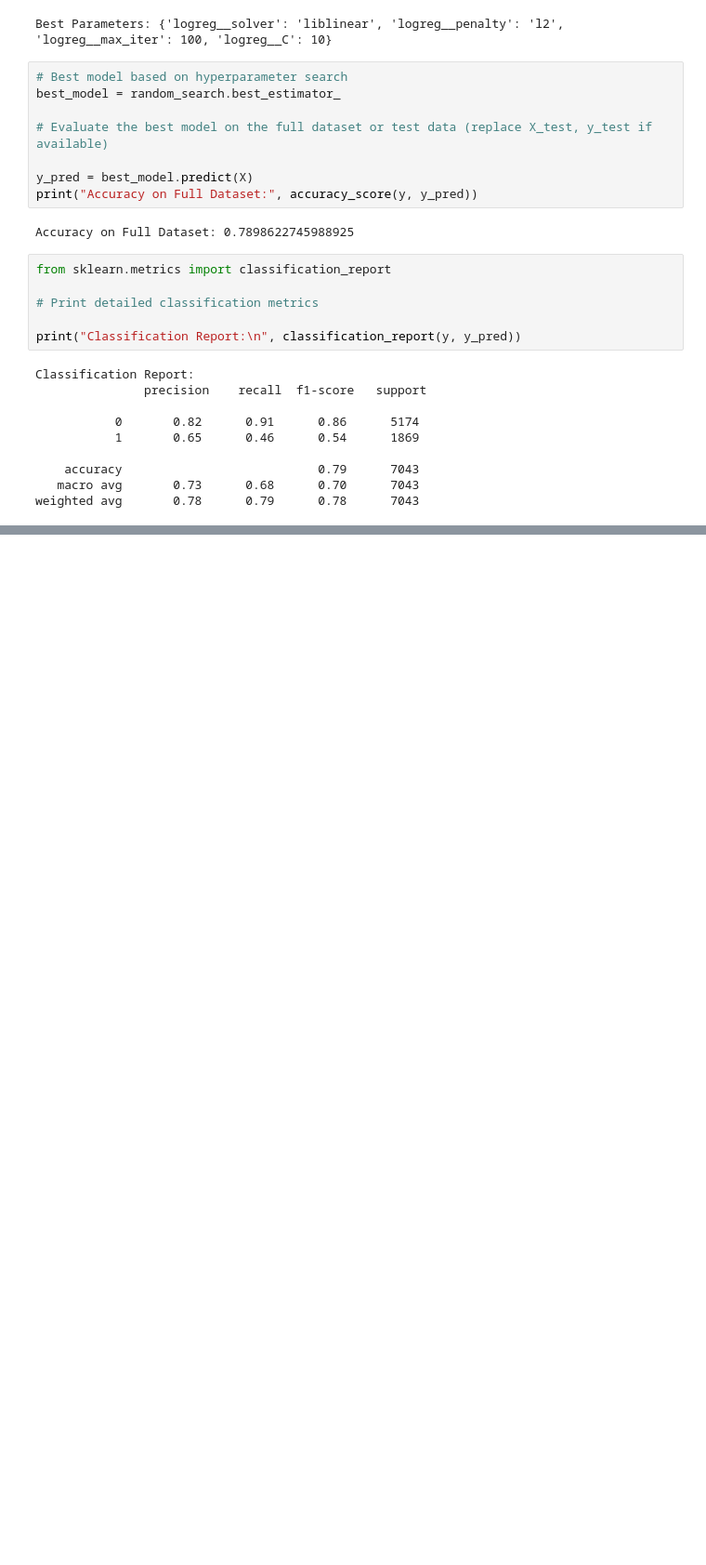
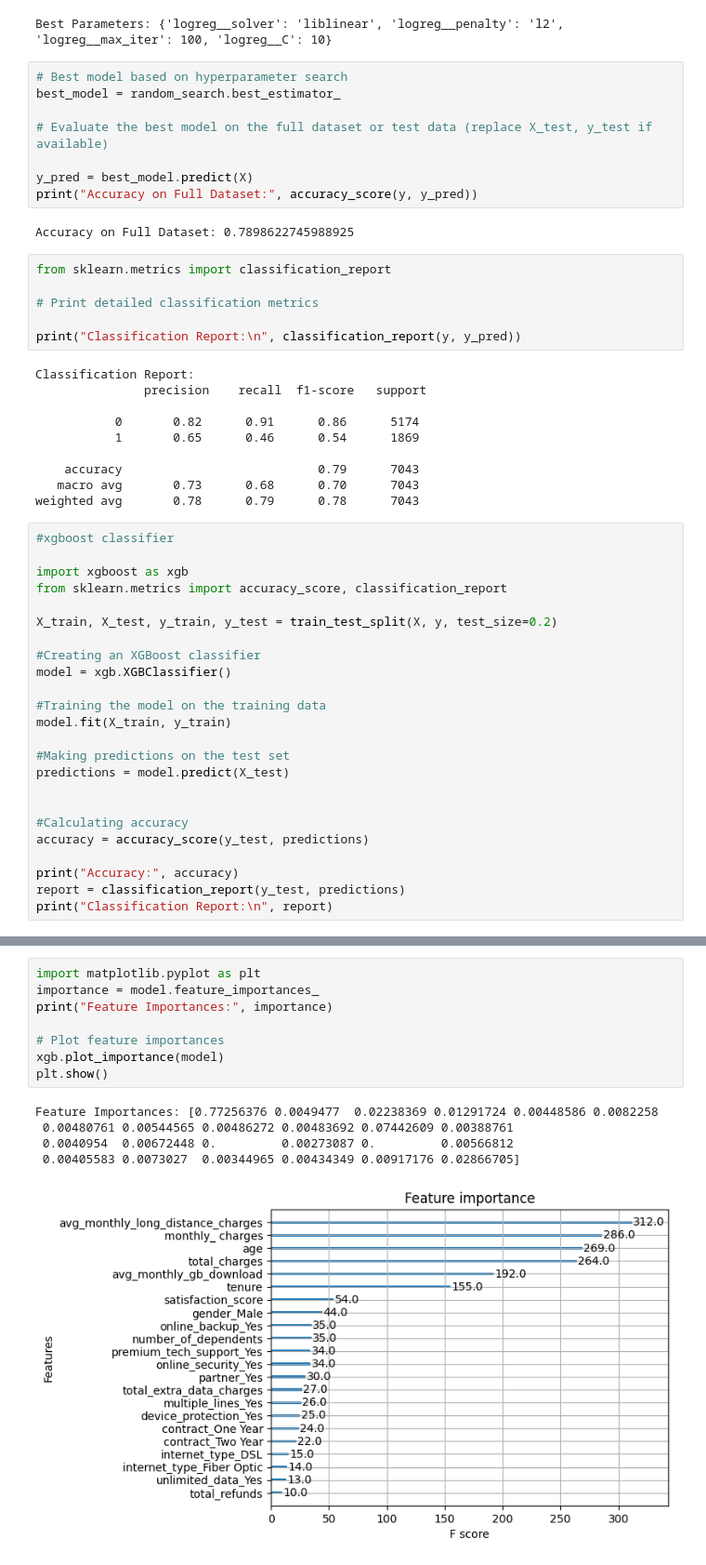
Before and after one commit to rashedulkabir730/ChurnAnalysis-Modeling, a Jupyter notebook: churn-prediction-model-2.ipynb, the cells around one changed output, grey strips where cells are left out. Shown: that part at 93% size. Drawn from its saved outputs; the diff is of its cells as text; blank space fills up the shorter version.

```diff
--- a/churn-prediction-model-2.ipynb
+++ b/churn-prediction-model-2.ipynb
@@ -449,3 +443,27 @@ Classification Report:
     accuracy                           0.79      7043
    macro avg       0.73      0.68      0.70      7043
 weighted avg       0.78      0.79      0.78      7043
+# %%
+#xgboost classifier
+
+import xgboost as xgb
+from sklearn.metrics import accuracy_score, classification_report
+
+X_train, X_test, y_train, y_test = train_test_split(X, y, test_size=0.2)
+
+#Creating an XGBoost classifier
+model = xgb.XGBClassifier()
+
+#Training the model on the training data
+model.fit(X_train, y_train)
+
+#Making predictions on the test set
+predictions = model.predict(X_test)
+
+
+#Calculating accuracy
+accuracy = accuracy_score(y_test, predictions)
+
+print("Accuracy:", accuracy)
+report = classification_report(y_test, predictions)
+print("Classification Report:\n", report)
@@ -451,0 +520,14 @@ weighted avg       0.78      0.79      0.78      7043
+# %%
+import matplotlib.pyplot as plt
+importance = model.feature_importances_
+print("Feature Importances:", importance)
+
+# Plot feature importances
+xgb.plot_importance(model)
+plt.show()
+# %% [output]
+Feature Importances: [0.77256376 0.0049477  0.02238369 0.01291724 0.00448586 0.0082258
+ 0.00480761 0.00544565 0.00486272 0.00483692 0.07442609 0.00388761
+ 0.0040954  0.00672448 0.         0.00273087 0.         0.00566812
+ 0.00405583 0.0073027  0.00344965 0.00434349 0.00917176 0.02866705]
+[figure, added]
```
Also changed, not shown: parts of 7 cells of this notebook.
